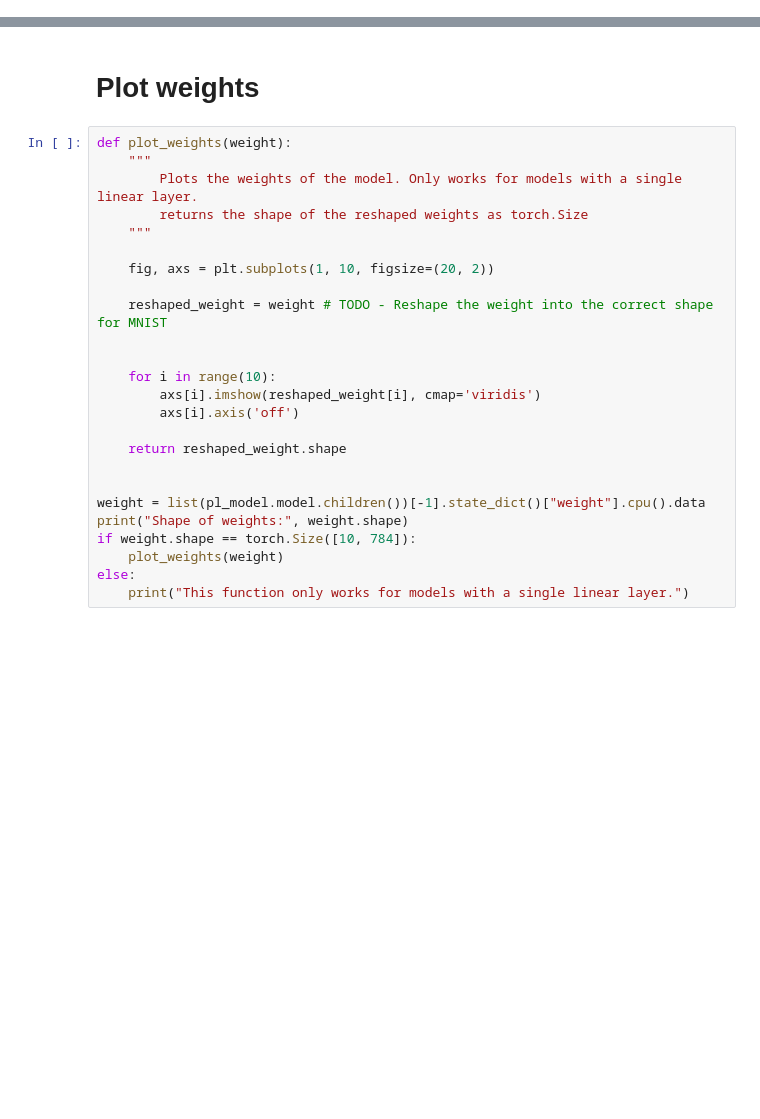
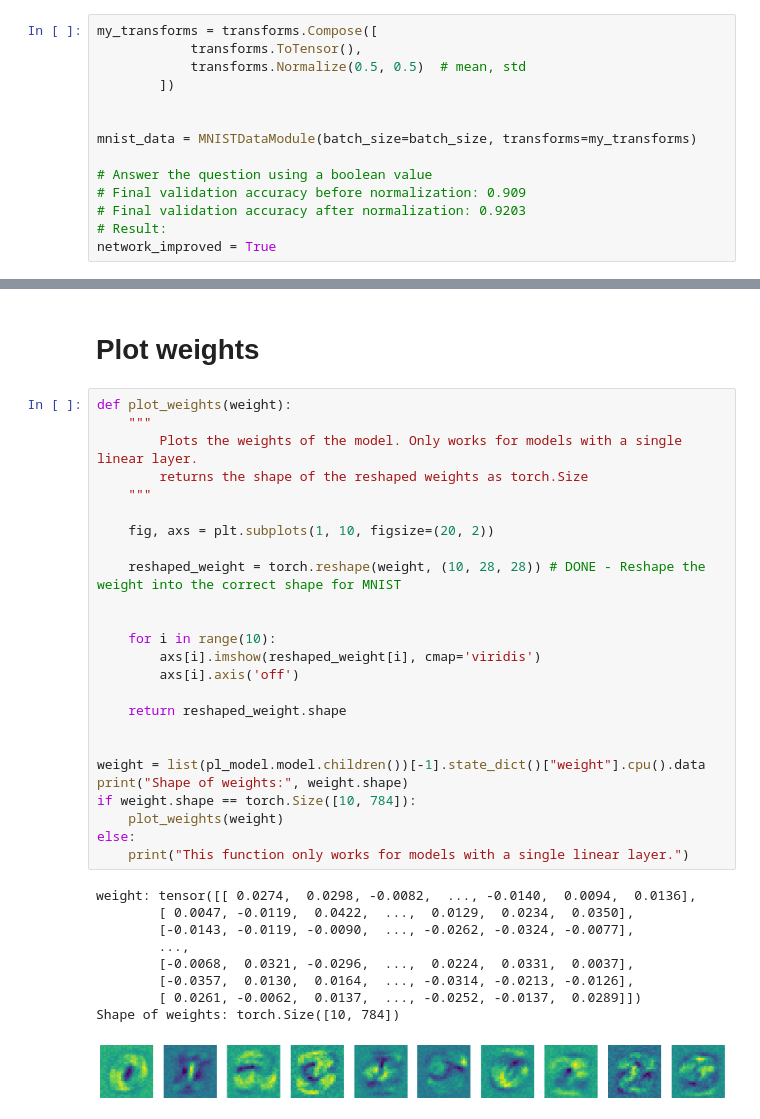
Before and after one commit to Fanchoir302/TDT4195-StarterCode-2025, a Jupyter notebook: Assignment 1/q14_17.ipynb, the cells around one changed output, grey strips where cells are left out. Drawn from its saved outputs; the diff is of its cells as text; blank space fills up the shorter version.

Commit message:
Question 14 and 15

```diff
--- a/Assignment 1/q14_17.ipynb
+++ b/Assignment 1/q14_17.ipynb
@@ -54,3 +47,17 @@ mnist_data = MNISTDataModule(batch_size=batch_size, transforms=my_transforms)
+# %%
+my_transforms = transforms.Compose([
+            transforms.ToTensor(),
+            transforms.Normalize(0.5, 0.5)  # mean, std
+        ])
+
+
+mnist_data = MNISTDataModule(batch_size=batch_size, transforms=my_transforms)
+
+# Answer the question using a boolean value
+# Final validation accuracy before normalization: 0.909
+# Final validation accuracy after normalization: 0.9203
+# Result:
+network_improved = True
 # %% [markdown]
 # Train Model
 # %%
@@ -99,25 +125,35 @@ print("Final validation accuracy", round(df['val_acc'].iloc[-1], 4))
 # %%
 def plot_weights(weight):
     """
         Plots the weights of the model. Only works for models with a single linear layer.
         returns the shape of the reshaped weights as torch.Size
     """
 
     fig, axs = plt.subplots(1, 10, figsize=(20, 2))
 
-    reshaped_weight = weight # TODO - Reshape the weight into the correct shape for MNIST
+    reshaped_weight = torch.reshape(weight, (10, 28, 28)) # DONE - Reshape the weight into the correct shape for MNIST
 
 
     for i in range(10):
         axs[i].imshow(reshaped_weight[i], cmap='viridis')
         axs[i].axis('off')
 
     return reshaped_weight.shape
 
 
 weight = list(pl_model.model.children())[-1].state_dict()["weight"].cpu().data
 print("Shape of weights:", weight.shape)
 if weight.shape == torch.Size([10, 784]):
     plot_weights(weight)
 else:
     print("This function only works for models with a single linear layer.")
+# %% [output]
+weight: tensor([[ 0.0274,  0.0298, -0.0082,  ..., -0.0140,  0.0094,  0.0136],
+        [ 0.0047, -0.0119,  0.0422,  ...,  0.0129,  0.0234,  0.0350],
+        [-0.0143, -0.0119, -0.0090,  ..., -0.0262, -0.0324, -0.0077],
+        ...,
+        [-0.0068,  0.0321, -0.0296,  ...,  0.0224,  0.0331,  0.0037],
+        [-0.0357,  0.0130,  0.0164,  ..., -0.0314, -0.0213, -0.0126],
+        [ 0.0261, -0.0062,  0.0137,  ..., -0.0252, -0.0137,  0.0289]])
+Shape of weights: torch.Size([10, 784])
+[figure, added]
```
Also changed, not shown: parts of 4 cells of this notebook, 3 other files.
